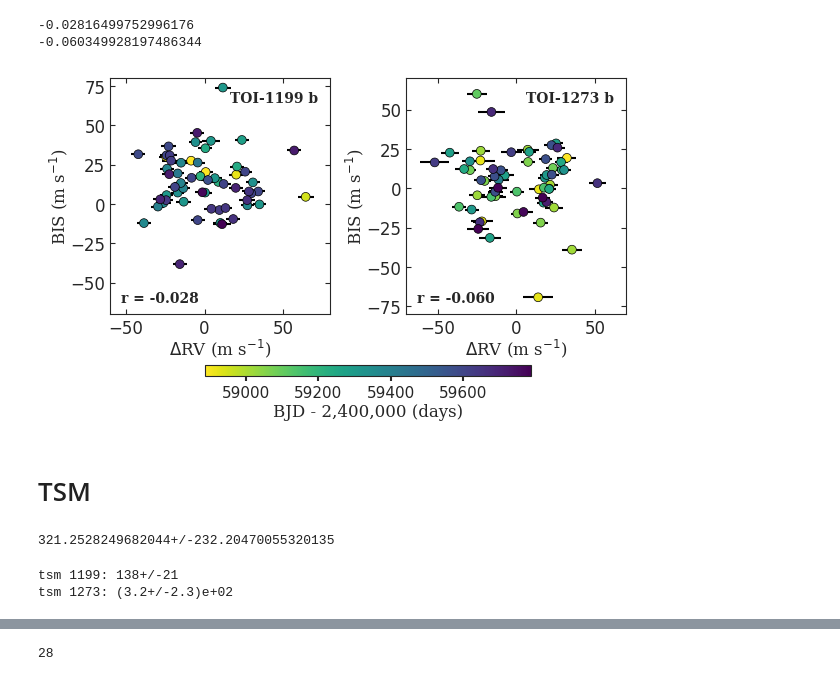
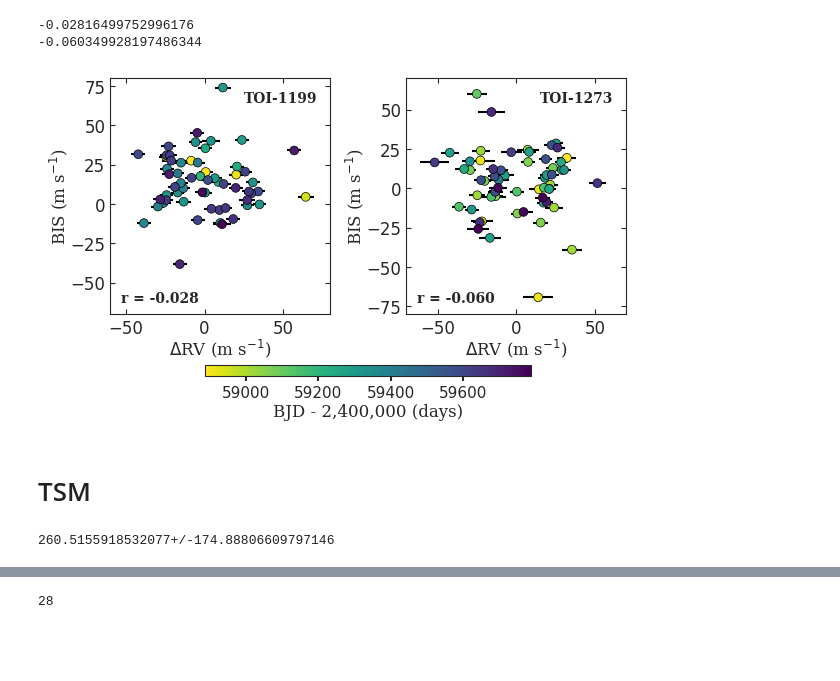
Before and after one commit to juanserrano90/toi1199-1273, a Jupyter notebook: figuras_caracterizacion.ipynb, the cells around one changed output, grey strips where cells are left out. Saved outputs shown, nothing was run; the diff lists cells and outputs as text; code cells hidden in the pictures; blank space fills up the shorter version.

```diff
--- a/figuras_caracterizacion.ipynb
+++ b/figuras_caracterizacion.ipynb
@@ -374,37 +388,37 @@ print(pearson_1273)
 # %%
 #fig, axes = plt.subplots(ncols=2, figsize=(8, 5))
 fig, axes = plt.subplots(ncols=2, figsize=(7, 4.375))
 fig.subplots_adjust(wspace=0.20)
 axes[0].set_aspect('equal')
 axes[1].set_aspect('equal')
-g = axes[0].scatter(y_rv_11, data_11.bis*1e3, c=data_11.bjd, cmap='viridis_r', s=40, edgecolors='k', linewidths=0.5, zorder=10, label='TOI-1199 b')
+g = axes[0].scatter(y_rv_11, data_11.bis*1e3, c=data_11.bjd, cmap='viridis_r', s=40, edgecolors='k', linewidths=0.5, zorder=10, label='TOI-1199')
 axes[0].errorbar(y_rv_11, data_11.bis*1e3, xerr=yerr_rv_11, fmt='none', ecolor='k', markersize=7, zorder=-10)
 axes[0].set_xlabel("$\Delta$RV (m s$^{-1}$)", labelpad=0., fontsize=12, fontfamily='serif')
 axes[0].set_ylabel("BIS (m s$^{-1}$)", labelpad=0., fontsize=12, fontfamily='serif')
 axes[0].legend(loc='upper right', markerscale=0, frameon=False, prop={'weight':'semibold', 'size':'10', 'family':'serif'})
-g = axes[1].scatter(y_rv_12, data_12.bis*1e3, c=data_12.bjd, cmap='viridis_r', s=40, edgecolors='k', linewidths=0.5, zorder=10, label='TOI-1273 b')
+g = axes[1].scatter(y_rv_12, data_12.bis*1e3, c=data_12.bjd, cmap='viridis_r', s=40, edgecolors='k', linewidths=0.5, zorder=10, label='TOI-1273')
 axes[1].errorbar(y_rv_12, data_12.bis*1e3, xerr=yerr_rv_12, fmt='none', ecolor='k', markersize=7, zorder=-10)
 axes[1].set_xlabel("$\Delta$RV (m s$^{-1}$)", labelpad=0., fontsize=12, fontfamily='serif')
 axes[1].set_ylabel("BIS (m s$^{-1}$)", labelpad=0., fontsize=12, fontfamily='serif')
 axes[1].legend(loc='upper right', markerscale=0, frameon=False, prop={'weight':'demibold', 'size':'10', 'family':'serif'})
 axes[0].tick_params(axis='both', which='both', left=True, bottom=True, top=True, right=True, direction='in', labelsize=12)
 axes[1].tick_params(axis='both', which='both', left=True, bottom=True, top=True, right=True, direction='in', labelsize=12)
 for label in axes[0].get_xticklabels():
     label.set_fontweight('roman')
 axes[0].set_xlim(-60, 80)
 axes[0].set_ylim(-70, 80)
 axes[1].set_xlim(-70, 70)
 axes[1].set_ylim(-80, 70)
 # show pearson coefficients in the plot at the bottom left
 axes[0].text(0.05, 0.05, 'r = {:.3f}'.format(pearson_1199), transform=axes[0].transAxes, fontsize=10, weight='semibold', fontfamily='serif')
 axes[1].text(0.05, 0.05, 'r = {:.3f}'.format(pearson_1273), transform=axes[1].transAxes, fontsize=10, weight='semibold', fontfamily='serif')
 cbar =fig.colorbar(g, location='bottom', ax=axes.ravel().tolist(), shrink=0.6, aspect=30, pad=0.15)
 cbar.ax.tick_params(labelsize=11, width=1.5)
 cbar.set_label(label='BJD - 2,400,000 (days)', fontsize=12, labelpad=2, fontfamily='serif')
-#plt.savefig('bisrv_revisado.png', dpi=400, bbox_inches='tight', facecolor='white')
+plt.savefig('bisrv_revisado.png', dpi=400, bbox_inches='tight', facecolor='white')
 plt.show()
 # %% [output]
-[figure, old version]
+[figure, new version]
 # %% [markdown]
 # TSM
 # %%
@@ -423,20 +437,14 @@ Rp_1273 = ufloat(radio_1273[0].to(u.R_earth).value, radio_1273[1].to(u.R_earth).
 Mp_1199 = ufloat(masa_1199[0].to(u.M_earth).value, masa_1199[1].to(u.M_earth).value)
 Mp_1273 = ufloat(masa_1273[0].to(u.M_earth).value, masa_1273[1].to(u.M_earth).value)
 # %%
-Teq_1199 = ufloat(1492, 29)
-Teq_1273 = ufloat(1232, 21)
+Teq_1199 = ufloat(1486, 20)
+Teq_1273 = ufloat(1211, 15)
 mj_1199 = ufloat(9.83, 0.02)
 mj_1273 = ufloat(9.81, 0.02)
-Rstar_1199 = ufloat(1.451, 0.045)
-Rstar_1273 = ufloat(1.086, 0.028)
+Rstar_1199 = ufloat(1.451, 0.031)
+Rstar_1273 = ufloat(1.063, 0.020)
 tsm_1199 = TSM(Rp_1199, Teq_1199, Mp_1199, Rstar_1199, mj_1199)
 tsm_1273 = TSM(Rp_1273, Teq_1273, Mp_1273, Rstar_1273, mj_1273)
 tsm_1273
 # %% [output]
-321.2528249682044+/-232.20470055320135
+260.5155918532077+/-174.88806609797146
-# %%
-print('tsm 1199:', tsm_1199)
-print('tsm 1273:', tsm_1273)
-# %% [output]
-tsm 1199: 138+/-21
-tsm 1273: (3.2+/-2.3)e+02
```
Also changed, not shown: parts of 29 cells of this notebook, 39 other files.
